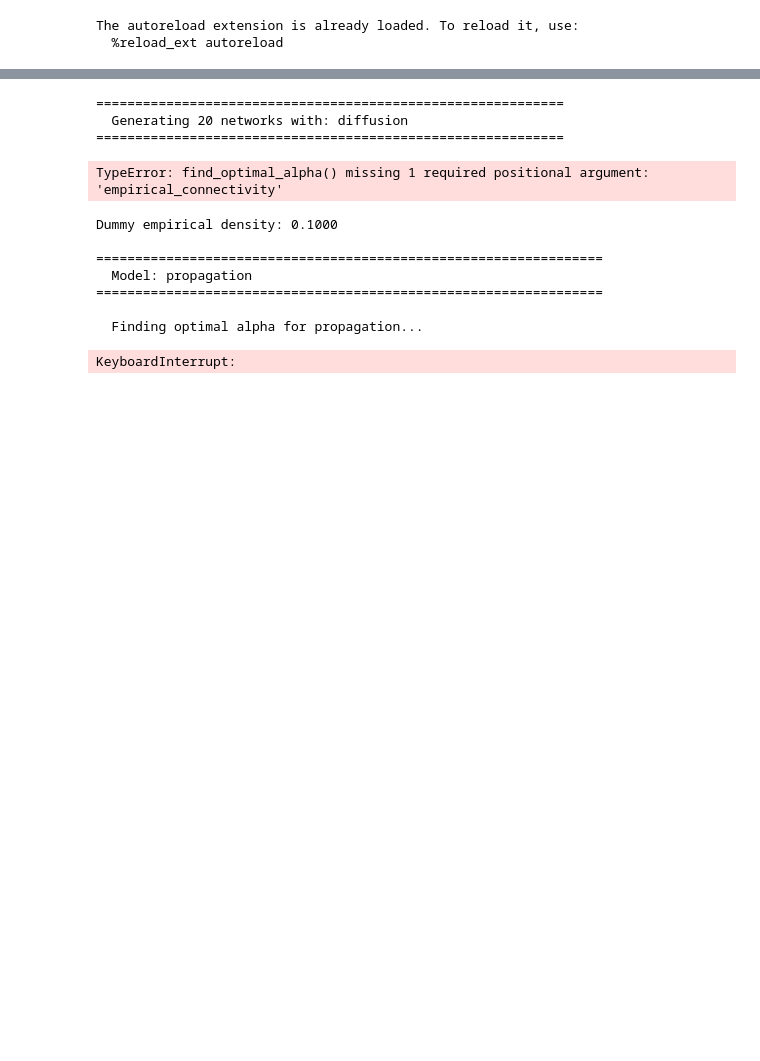
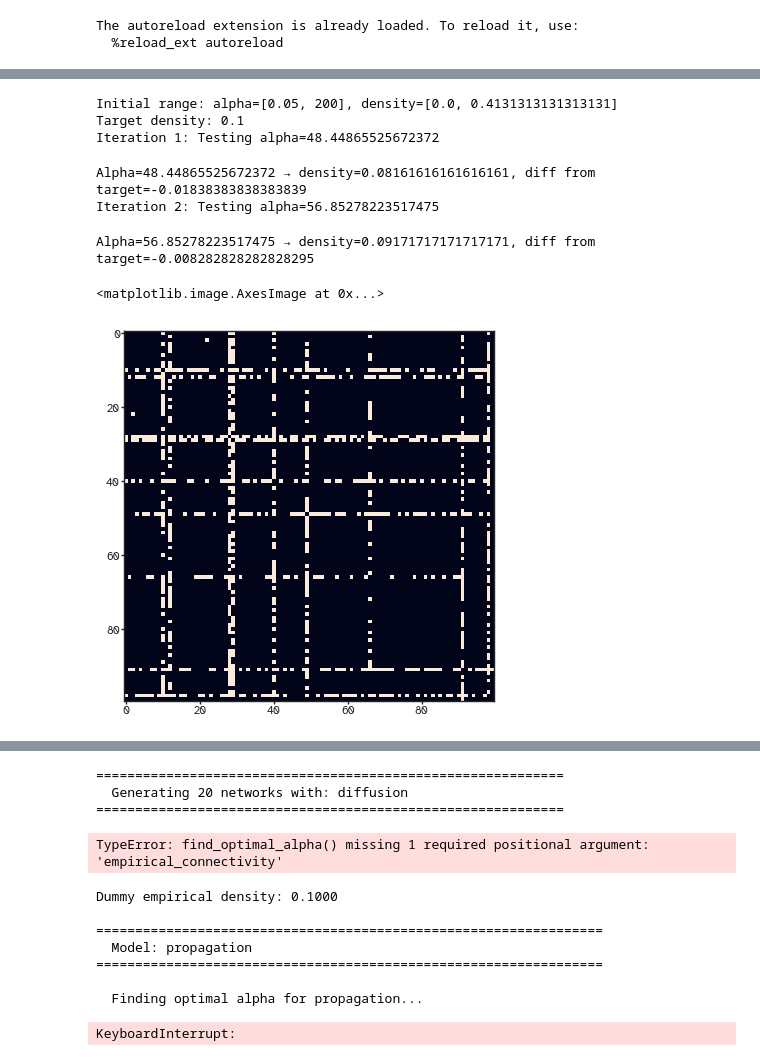
Before and after one commit to ad045/simba, a Jupyter notebook: src/preprocessing/07_generate_networks.ipynb, the cells around one changed output, grey strips where cells are left out. Saved outputs shown, nothing was run; the diff lists cells and outputs as text; code cells hidden in the pictures; blank space fills up the shorter version.

```diff
--- a/src/preprocessing/07_generate_networks.ipynb
+++ b/src/preprocessing/07_generate_networks.ipynb
@@ -77,0 +125,22 @@ Alpha=9.037438440433274 → density=0.10888888888888888, diff from target=0.0088
+# %%
+result_topo=gen.find_optimal_alpha(
+    distance_matrix=distance_matrix,
+    empirical_connectivity=connectivity[0,:,:],
+    distance_fn="topological",
+    n_iterations=n_iterations,
+    alpha_range=(0.05, 200),
+    max_search_iterations=10,
+    seed=2,
+    batch_size=batch_size_vec,
+)
+
+plt.imshow(result_topo["evolution"][:,:,-1])
+# %% [output]
+Initial range: alpha=[0.05, 200], density=[0.0, 0.4131313131313131]
+Target density: 0.1
+Iteration 1: Testing alpha=48.44865525672372
+Alpha=48.44865525672372 → density=0.08161616161616161, diff from target=-0.01838383838383839
+Iteration 2: Testing alpha=56.85278223517475
+Alpha=56.85278223517475 → density=0.09171717171717171, diff from target=-0.008282828282828295
+<matplotlib.image.AxesImage at 0x...>
+[figure, added]
```
Also changed, not shown: parts of 27 cells of this notebook, 6 other files.
